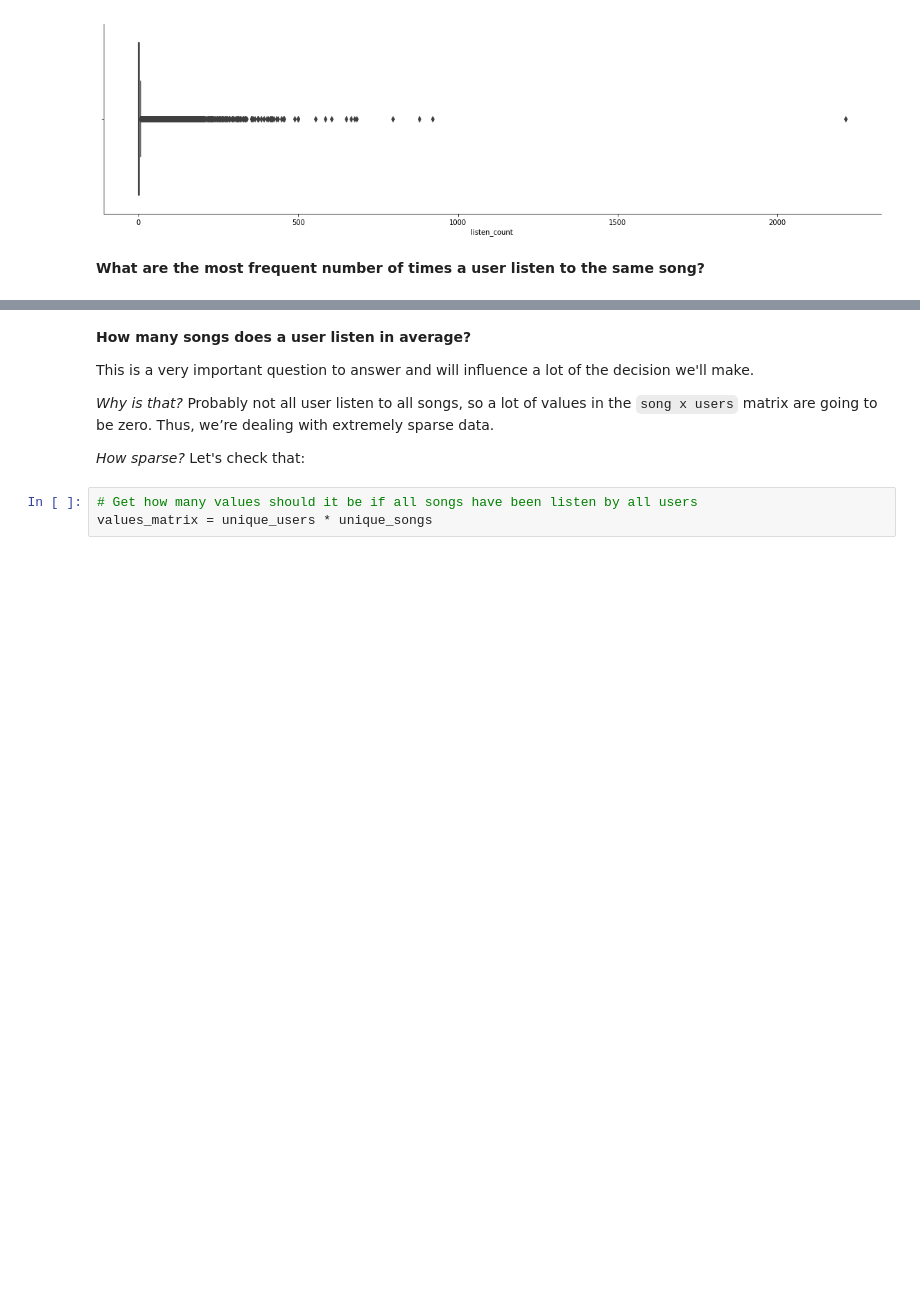
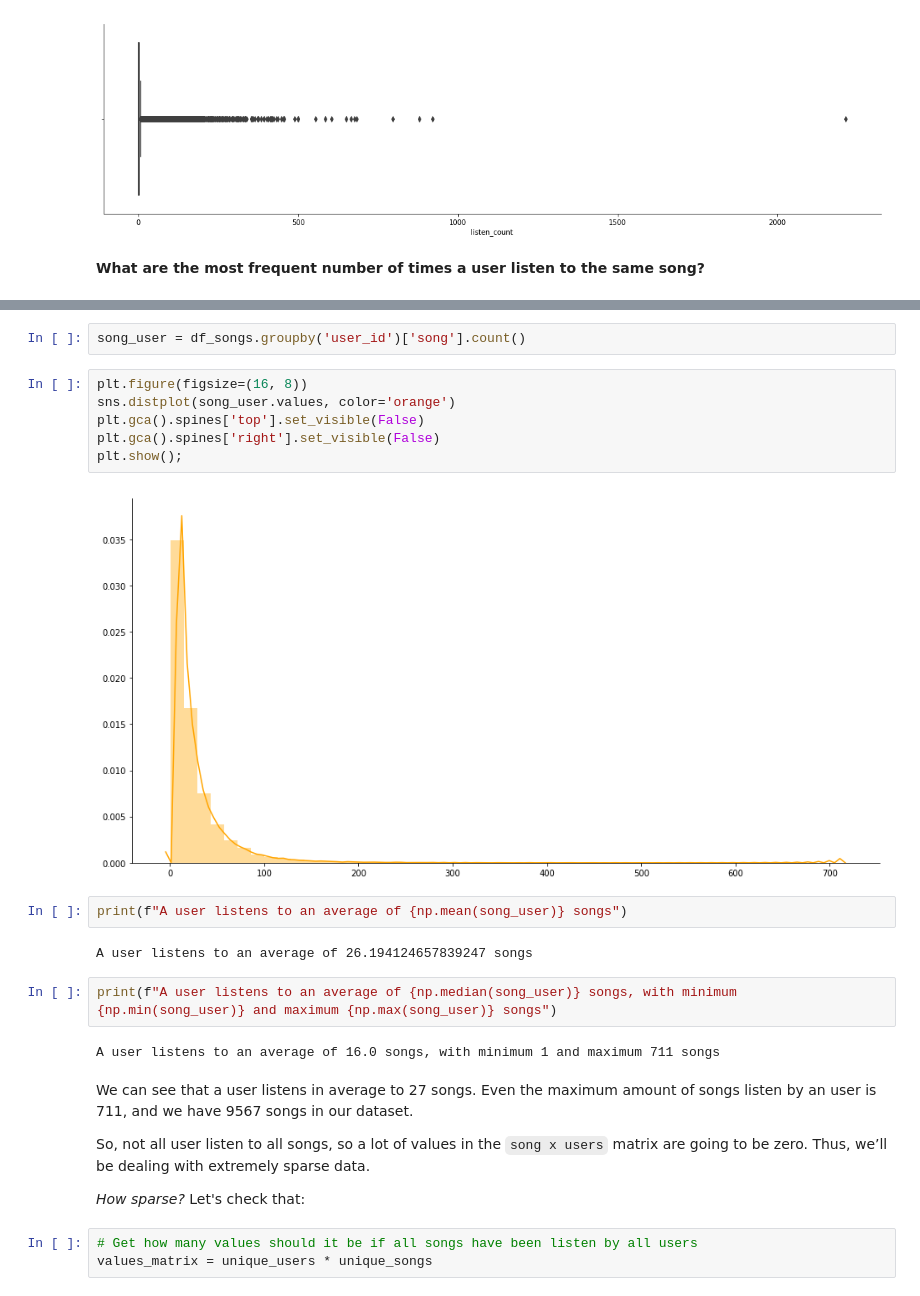
Before and after one commit to ugis22/music_recommender, a Jupyter notebook: collaborative recommender system/CF_knn_music_recommender.ipynb, the cells around one changed output, grey strips where cells are left out. Cells and saved outputs as stored; diff of their text form; blank space fills up the shorter version.

```diff
--- a/collaborative recommender system/CF_knn_music_recommender.ipynb
+++ b/collaborative recommender system/CF_knn_music_recommender.ipynb
@@ -242,9 +253,25 @@ plt.show();
+# %%
+song_user = df_songs.groupby('user_id')['song'].count()
+# %%
+plt.figure(figsize=(16, 8))
+sns.distplot(song_user.values, color='orange')
+plt.gca().spines['top'].set_visible(False)
+plt.gca().spines['right'].set_visible(False)
+plt.show();
+# %% [output]
+[figure, added]
+# %%
+print(f"A user listens to an average of {np.mean(song_user)} songs")
+# %% [output]
+A user listens to an average of 26.194124657839247 songs
+# %%
+print(f"A user listens to an average of {np.median(song_user)} songs, with minimum {np.min(song_user)} and maximum {np.max(song_user)} songs")
+# %% [output]
+A user listens to an average of 16.0 songs, with minimum 1 and maximum 711 songs
 # %% [markdown]
-**How many songs does a user listen in average?**
+We can see that a user listens in average to 27 songs. Even the maximum amount of songs listen by an user is 711, and we have 9567 songs in our dataset.
 
-This is a very important question to answer and will influence a lot of the decision we'll make.
-
-*Why is that?* Probably not all user listen to all songs, so a lot of values in the `song x users` matrix are going to be zero. Thus, we’re dealing with extremely sparse data.
+So, not all user listen to all songs, so a lot of values in the `song x users` matrix are going to be zero. Thus, we’ll be dealing with extremely sparse data.
 
 *How sparse?* Let's check that:
 # %%
```
Also changed, not shown: parts of 21 cells of this notebook.
